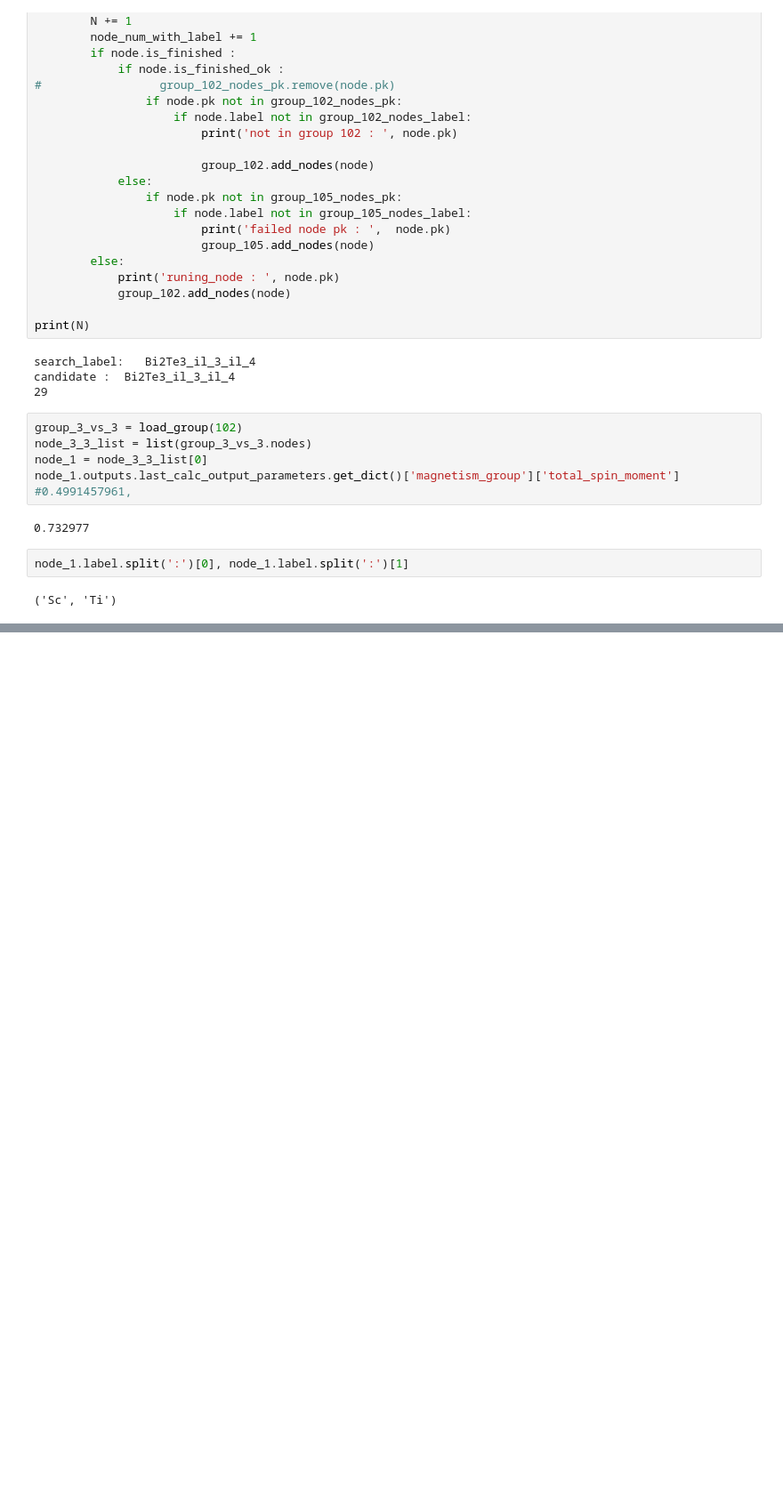
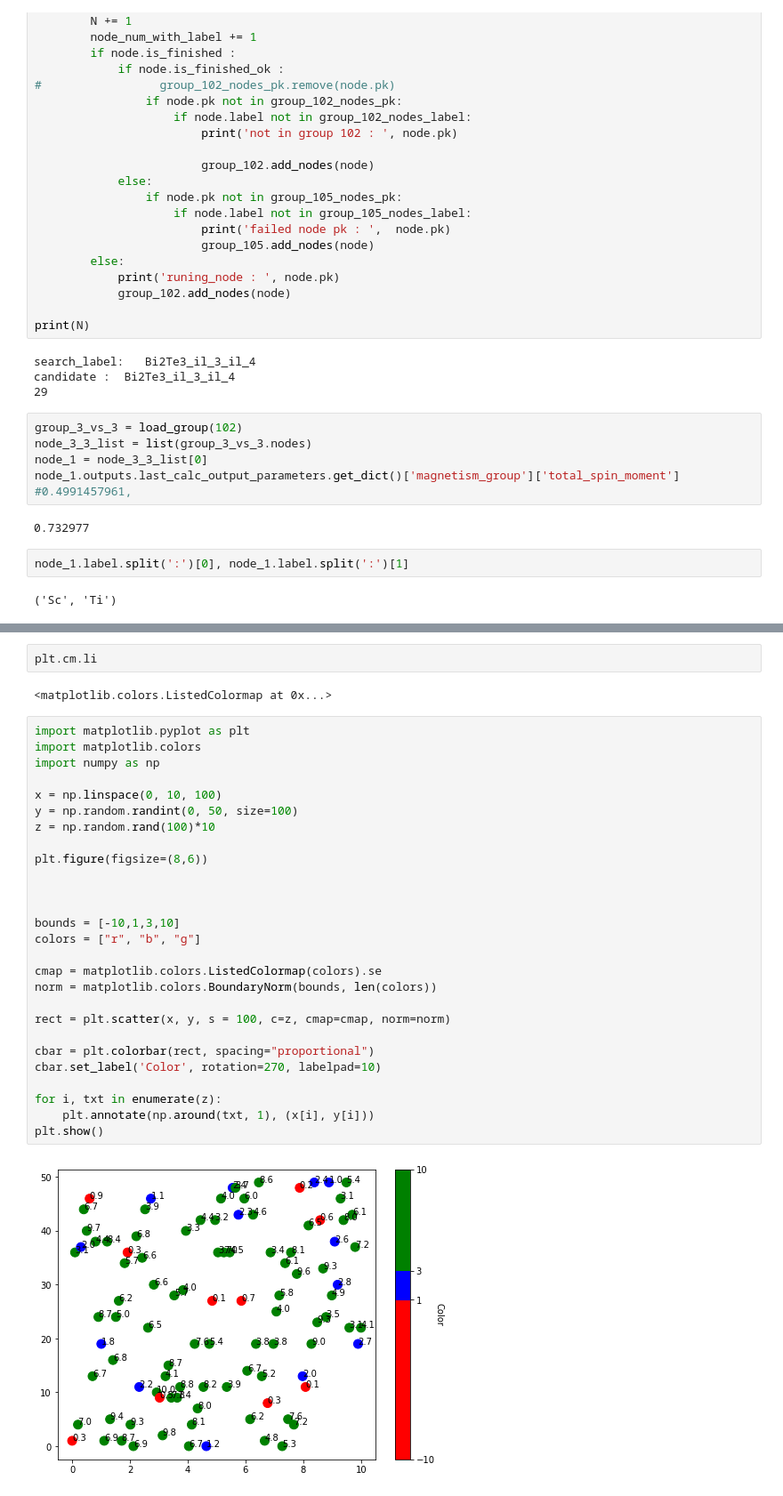
Before and after one commit to RubelMozumder/aiida_daily_work, a Jupyter notebook: Daily_Work_bin/aiida_data_test.ipynb, the cells around one changed output, grey strips where cells are left out. Shown: that part at 89% size. Saved outputs shown, nothing was run; the diff lists cells and outputs as text; blank space fills up the shorter version.

```diff
--- a/Daily_Work_bin/aiida_data_test.ipynb
+++ b/Daily_Work_bin/aiida_data_test.ipynb
@@ -220,0 +511,33 @@ print(node_16195.outputs.JijData.get_array('JijData'))
+# %%
+plt.cm.li
+# %% [output]
+<matplotlib.colors.ListedColormap at 0x...>
+# %%
+import matplotlib.pyplot as plt
+import matplotlib.colors
+import numpy as np
+
+x = np.linspace(0, 10, 100)
+y = np.random.randint(0, 50, size=100)
+z = np.random.rand(100)*10
+
+plt.figure(figsize=(8,6))
+
+
+
+bounds = [-10,1,3,10]
+colors = ["r", "b", "g"]
+
+cmap = matplotlib.colors.ListedColormap(colors).se
+norm = matplotlib.colors.BoundaryNorm(bounds, len(colors))
+
+rect = plt.scatter(x, y, s = 100, c=z, cmap=cmap, norm=norm)
+
+cbar = plt.colorbar(rect, spacing="proportional")
+cbar.set_label('Color', rotation=270, labelpad=10)
+
+for i, txt in enumerate(z):
+    plt.annotate(np.around(txt, 1), (x[i], y[i]))
+plt.show()
+# %% [output]
+[figure, added]
```
Also changed, not shown: parts of 21 cells of this notebook, 8 other files.
